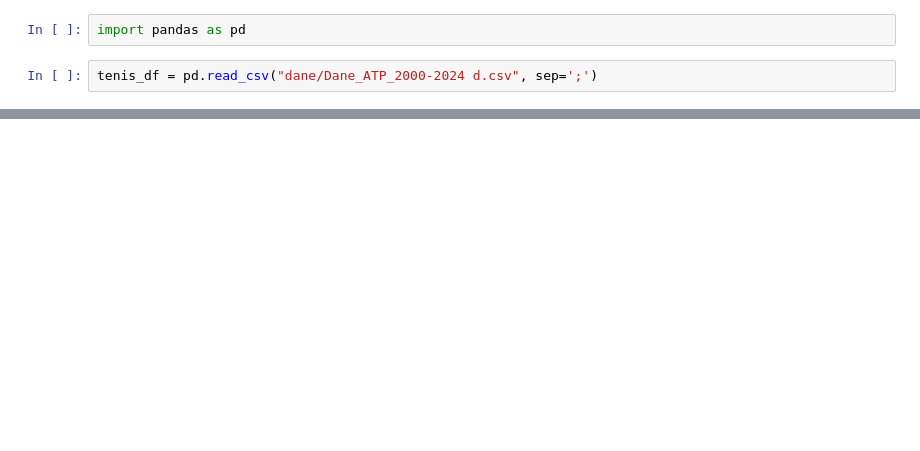
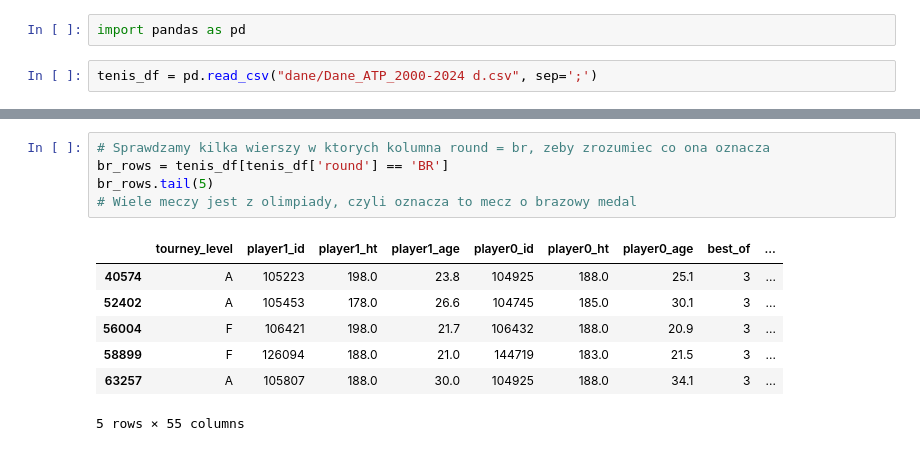
Before and after one commit to stachu213/SiProjekt, a Jupyter notebook: data_eng.ipynb, the cells around one changed output, grey strips where cells are left out. Drawn from its saved outputs; the diff is of its cells as text; blank space fills up the shorter version.

```diff
--- a/data_eng.ipynb
+++ b/data_eng.ipynb
@@ -68,0 +188,13 @@ tenis_df.head(5)
+# %%
+# Sprawdzamy kilka wierszy w ktorych kolumna round = br, zeby zrozumiec co ona oznacza
+br_rows = tenis_df[tenis_df['round'] == 'BR']
+br_rows.tail(5)
+# Wiele meczy jest z olimpiady, czyli oznacza to mecz o brazowy medal
+# %% [output]
+|  | tourney_level | player1_id | player1_ht | player1_age | player0_id | player0_ht | player0_age | best_of | ... |
+| 40574 | A | 105223 | 198.0 | 23.8 | 104925 | 188.0 | 25.1 | 3 | ... |
+| 52402 | A | 105453 | 178.0 | 26.6 | 104745 | 185.0 | 30.1 | 3 | ... |
+| 56004 | F | 106421 | 198.0 | 21.7 | 106432 | 188.0 | 20.9 | 3 | ... |
+| 58899 | F | 126094 | 188.0 | 21.0 | 144719 | 183.0 | 21.5 | 3 | ... |
+| 63257 | A | 105807 | 188.0 | 30.0 | 104925 | 188.0 | 34.1 | 3 | ... |
+5 rows × 55 columns
```
Also changed, not shown: parts of 17 cells of this notebook.
